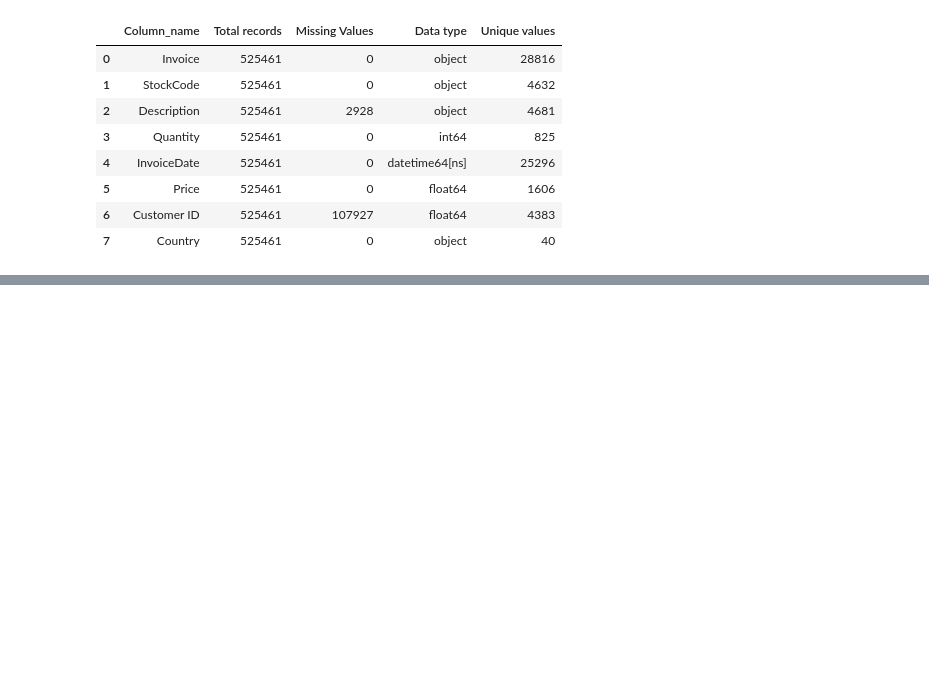
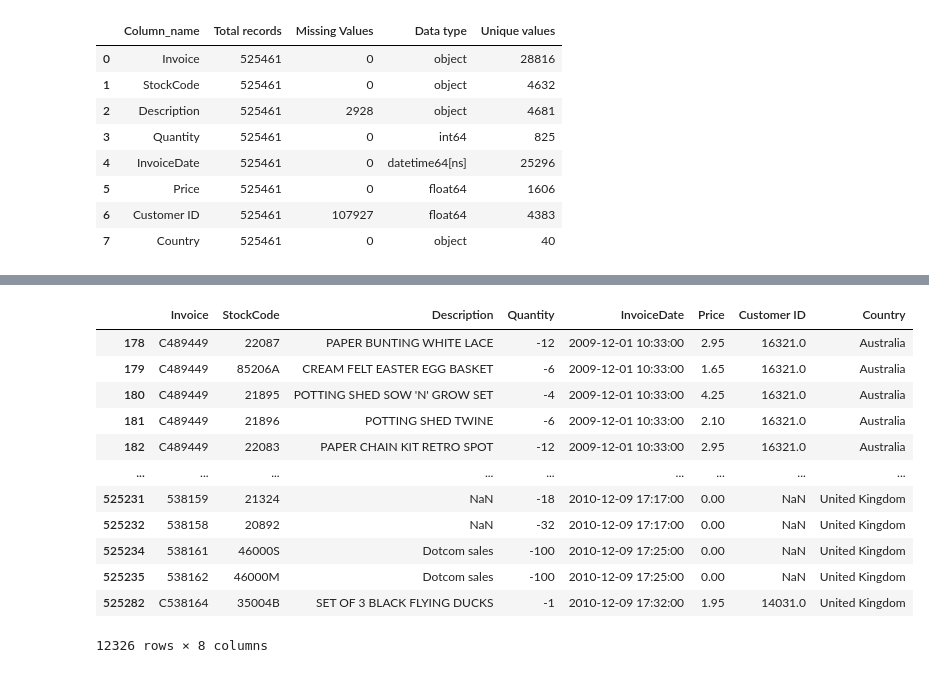
Before and after one commit to OndrejZapletal99/Python_DS_ML, a Jupyter notebook: Customer_clustering/main.ipynb, the cells around one changed output, grey strips where cells are left out. Drawn from its saved outputs; the diff is of its cells as text; code cells hidden in the pictures; blank space fills up the shorter version.

```diff
--- a/Customer_clustering/main.ipynb
+++ b/Customer_clustering/main.ipynb
@@ -62,0 +118,17 @@ dataframe_info(df)
+# %%
+df[df['Quantity']<0]
+# If the Invoice starts with "C" it means that it is cancelation
+# %% [output]
+|  | Invoice | StockCode | Description | Quantity | InvoiceDate | Price | Customer ID | Country |
+| 178 | C489449 | 22087 | PAPER BUNTING WHITE LACE | -12 | 2009-12-01 10:33:00 | 2.95 | 16321.0 | Australia |
+| 179 | C489449 | 85206A | CREAM FELT EASTER EGG BASKET | -6 | 2009-12-01 10:33:00 | 1.65 | 16321.0 | Australia |
+| 180 | C489449 | 21895 | POTTING SHED SOW 'N' GROW SET | -4 | 2009-12-01 10:33:00 | 4.25 | 16321.0 | Australia |
+| 181 | C489449 | 21896 | POTTING SHED TWINE | -6 | 2009-12-01 10:33:00 | 2.10 | 16321.0 | Australia |
+| 182 | C489449 | 22083 | PAPER CHAIN KIT RETRO SPOT | -12 | 2009-12-01 10:33:00 | 2.95 | 16321.0 | Australia |
+| ... | ... | ... | ... | ... | ... | ... | ... | ... |
+| 525231 | 538159 | 21324 | NaN | -18 | 2010-12-09 17:17:00 | 0.00 | NaN | United Kingdom |
+| 525232 | 538158 | 20892 | NaN | -32 | 2010-12-09 17:17:00 | 0.00 | NaN | United Kingdom |
+| 525234 | 538161 | 46000S | Dotcom sales | -100 | 2010-12-09 17:25:00 | 0.00 | NaN | United Kingdom |
+| 525235 | 538162 | 46000M | Dotcom sales | -100 | 2010-12-09 17:25:00 | 0.00 | NaN | United Kingdom |
+| 525282 | C538164 | 35004B | SET OF 3 BLACK FLYING DUCKS | -1 | 2010-12-09 17:32:00 | 1.95 | 14031.0 | United Kingdom |
+12326 rows × 8 columns
```
Also changed, not shown: parts of 17 cells of this notebook.
